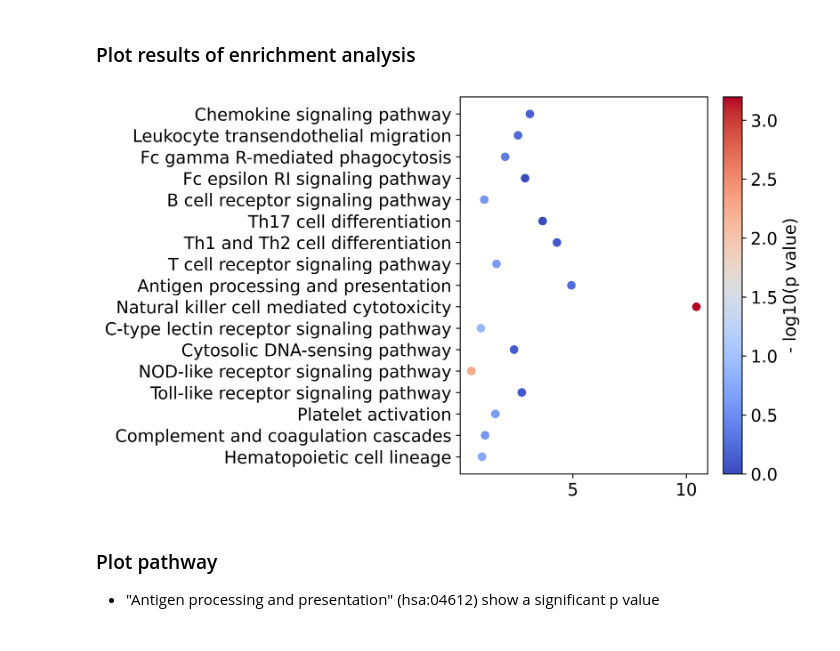
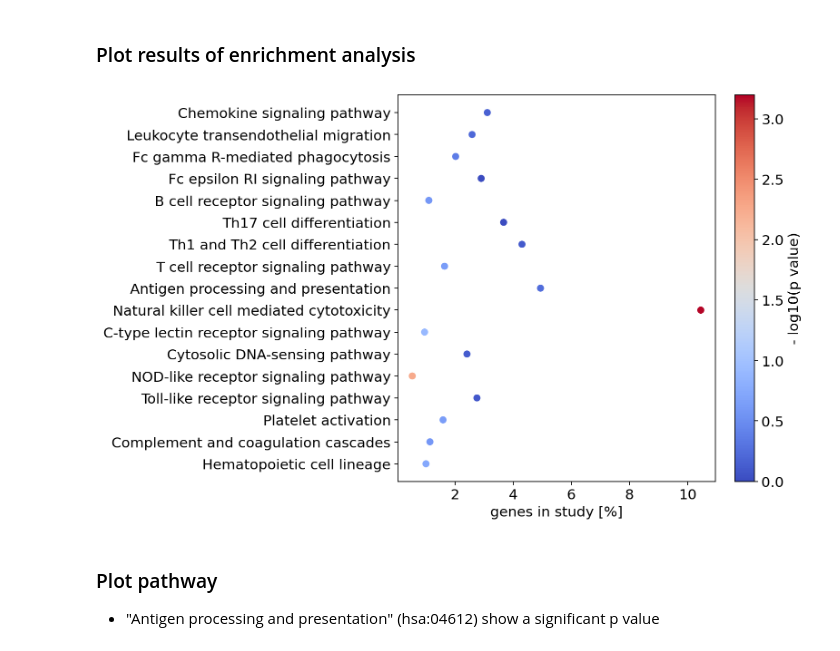
Before and after one commit to harryhaller001/keggtools, a Jupyter notebook: docs/source/vignette.ipynb, the cells around one changed output. Cells and saved outputs as stored; diff of their text form; code cells hidden in the pictures.

```diff
--- a/docs/source/vignette.ipynb
+++ b/docs/source/vignette.ipynb
@@ -107,24 +105,12 @@ result_df.head()
 | 4 | path:hsa04621 | NOD-like receptor signaling pathway | 04621 | 1 | 189 | 0.005539 | 6352 |
 # %% [markdown]
 ### Plot results of enrichment analysis
-# %%
-plt.figure(figsize=(8, 5), dpi=300)
-scatter = plt.scatter(
-    x=result_df["study_count"] / result_df["pathway_genes"] * 100,
-    y=result_df["pathway_title"],
-    c=[-math.log10(x) for x in result_df["pvalue"]],
-    cmap="coolwarm",
-)
-
-cbar = plt.colorbar()
-cbar.set_label("- log10(p value)")
-
-plt.grid(visible=None)
-plt.tight_layout()
-plt.savefig(os.path.join(figure_dir, "figure4.png"), bbox_inches="tight")
-plt.show()
-# %% [output]
-[figure, removed]
+# %%
+fig, ax = plt.subplots(figsize=(7, 7))
+plot_enrichment_result(analysis, ax=ax)
+fig.savefig(os.path.join(figure_dir, "figure4.png"), bbox_inches="tight")
+# %% [output]
+[figure, added]
 # %% [markdown]
 ### Plot pathway
 
```
Also changed, not shown: parts of 2 cells of this notebook, 10 other files.
